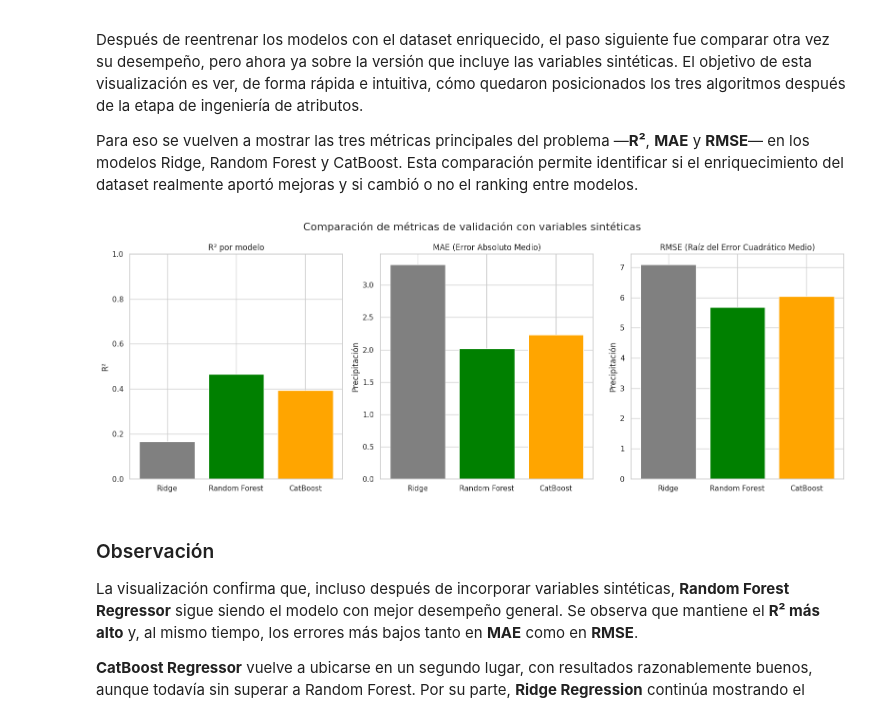
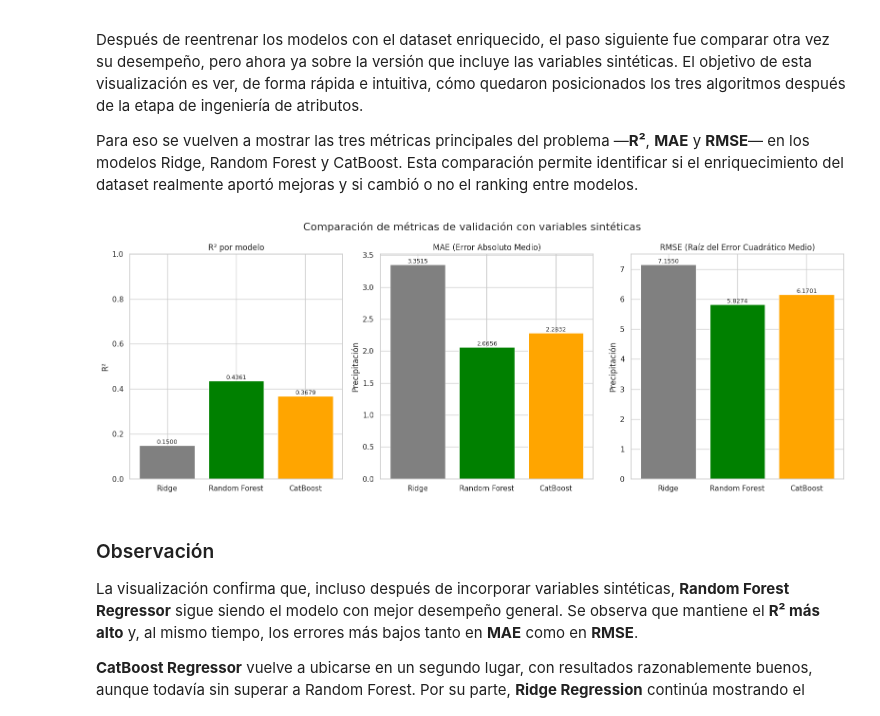
Before and after one commit to IvanSerem/ds2-proyecto-agricola, a Jupyter notebook: DataScienceII.ipynb, the cells around one changed output. Drawn from its saved outputs; the diff is of its cells as text; code cells hidden in the pictures.

```diff
--- a/DataScienceII.ipynb
+++ b/DataScienceII.ipynb
@@ -2449,7 +2481,8 @@ Además, se excluyeron `fecha` y `vel_viento` del conjunto de entrada. La column
 # %%
 from sklearn.model_selection import train_test_split
+
 y = df_fs["precipitacion"]
-X = df_fs.drop(columns=["precipitacion", "fecha", "vel_viento"])
+X = df_fs.drop(columns=["precipitacion", "fecha", "vel_viento", "anio"], errors="ignore")
 # %% [markdown]
 ### Observación
 
@@ -2825,10 +2897,13 @@ Una vez incorporadas las nuevas variables sintéticas al dataset, el siguiente p
 Para eso se reentrenaron tres enfoques distintos: un modelo lineal (**Ridge Regression**), un modelo no lineal basado en bagging (**Random Forest Regressor**) y un modelo de boosting (**CatBoost Regressor**). Después, los tres se compararon con las mismas métricas de regresión para mantener una evaluación consistente.
 # %%
 # =====================================
-# ELECCIÓN Y ENTRENAMIENTO DEL ALGORITMO
+# ELECCIÓN Y ENTRENAMIENTO DE LOS MODELOS
 # Dataset enriquecido con variables sintéticas
+# y sin la variable 'anio'
 # =====================================
 
+from sklearn.pipeline import Pipeline
+from sklearn.preprocessing import StandardScaler
 from sklearn.linear_model import Ridge
 from sklearn.ensemble import RandomForestRegressor
 from catboost import CatBoostRegressor
@@ -2854,7 +2929,11 @@ def evaluar_modelo(nombre, y_real, y_pred):
 # -------------------------------------
 # 1️⃣ Modelo lineal: Ridge Regression
 # -------------------------------------
-ridge = Ridge(alpha=1.0, random_state=42)
+ridge = Pipeline([
+    ("scaler", StandardScaler()),
+    ("ridge", Ridge(alpha=1.0, random_state=42))
+])
+
 ridge.fit(X_train, y_train)
 y_pred_ridge = ridge.predict(X_test)
 
@@ -2866,6 +2945,7 @@ rf = RandomForestRegressor(
     random_state=42,
     n_jobs=-1
 )
+
 rf.fit(X_train, y_train)
 y_pred_rf = rf.predict(X_test)
 
@@ -2879,6 +2959,7 @@ cat = CatBoostRegressor(
     random_state=42,
     verbose=0
 )
+
 cat.fit(X_train, y_train)
 y_pred_cat = cat.predict(X_test)
 
@@ -2901,7 +2982,7 @@ resultados_modelos = pd.DataFrame([
 ])
 
 print("=== TABLA COMPARATIVA ===")
-display(resultados_modelos.sort_values(by="R2", ascending=False))
+display(resultados_modelos.sort_values(by="R2", ascending=False).reset_index(drop=True))
 # %% [output]
 === RESULTADOS DEL MODELADO CON VARIABLES SINTÉTICAS ===
 
@@ -2944,35 +3025,70 @@ Para eso se vuelven a mostrar las tres métricas principales del problema —**R
 # %%
 import matplotlib.pyplot as plt
 
-# Datos de resultados ACTUALES con variables sintéticas
+# =====================================
+# GRÁFICOS DE COMPARACIÓN DE MODELOS
+# usando métricas reales calculadas
+# =====================================
+
 modelos = ['Ridge', 'Random Forest', 'CatBoost']
-r2 = [0.1656, 0.4652, 0.3935]
-mae = [3.3158, 2.0200, 2.2332]
-rmse = [7.0890, 5.6751, 6.0440]
+
+r2 = [
+    ridge_metrics["R2"],
+    rf_metrics["R2"],
+    cat_metrics["R2"]
+]
+
+mae = [
+    ridge_metrics["MAE"],
+    rf_metrics["MAE"],
+    cat_metrics["MAE"]
+]
+
+rmse = [
+    ridge_metrics["RMSE"],
+    rf_metrics["RMSE"],
+    cat_metrics["RMSE"]
+]
+
+# Colores por modelo
+colores = ['gray', 'green', 'orange']
 
 fig, ax = plt.subplots(1, 3, figsize=(16, 6))
 
-# R2
-ax[0].bar(modelos, r2, color=['gray', 'green', 'orange'])
+# R²
+bars1 = ax[0].bar(modelos, r2, color=colores)
 ax[0].set_title('R² por modelo')
 ax[0].set_ylim(0, 1)
 ax[0].set_ylabel('R²')
 
 # MAE
-ax[1].bar(modelos, mae, color=['gray', 'green', 'orange'])
+bars2 = ax[1].bar(modelos, mae, color=colores)
 ax[1].set_title('MAE (Error Absoluto Medio)')
 ax[1].set_ylabel('Precipitación')
 
 # RMSE
-ax[2].bar(modelos, rmse, color=['gray', 'green', 'orange'])
+bars3 = ax[2].bar(modelos, rmse, color=colores)
 ax[2].set_title('RMSE (Raíz del Error Cuadrático Medio)')
 ax[2].set_ylabel('Precipitación')
+
+# Etiquetas arriba de cada barra
+for bars, axis in zip([bars1, bars2, bars3], ax):
+    for bar in bars:
+        height = bar.get_height()
+        axis.text(
+            bar.get_x() + bar.get_width() / 2,
+            height,
+            f"{height:.4f}",
+            ha='center',
+            va='bottom',
+            fontsize=9
+        )
 
 plt.suptitle('Comparación de métricas de validación con variables sintéticas', fontsize=16)
 plt.tight_layout()
 plt.show()
 # %% [output]
-[figure, old version]
+[figure, new version]
 # %% [markdown]
 ### Observación
 
```
Also changed, not shown: parts of 30 cells of this notebook.
